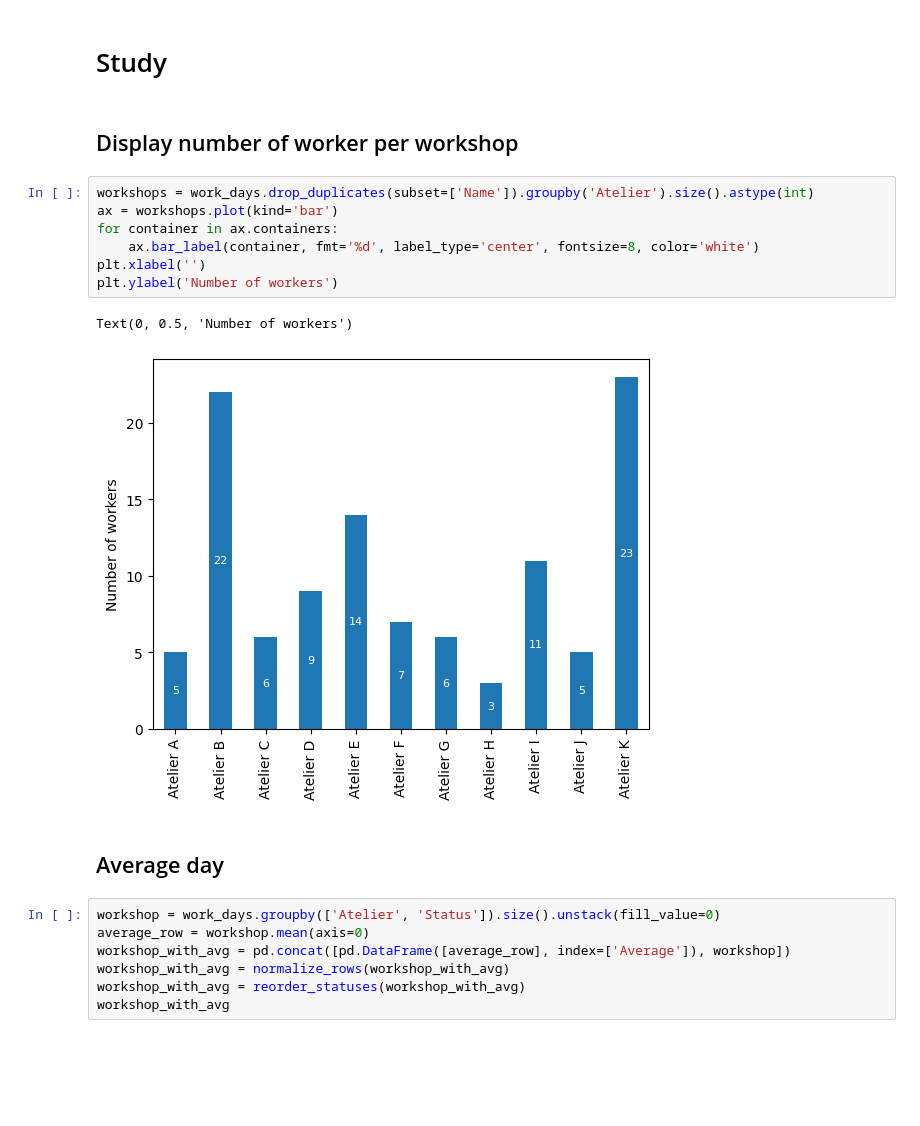
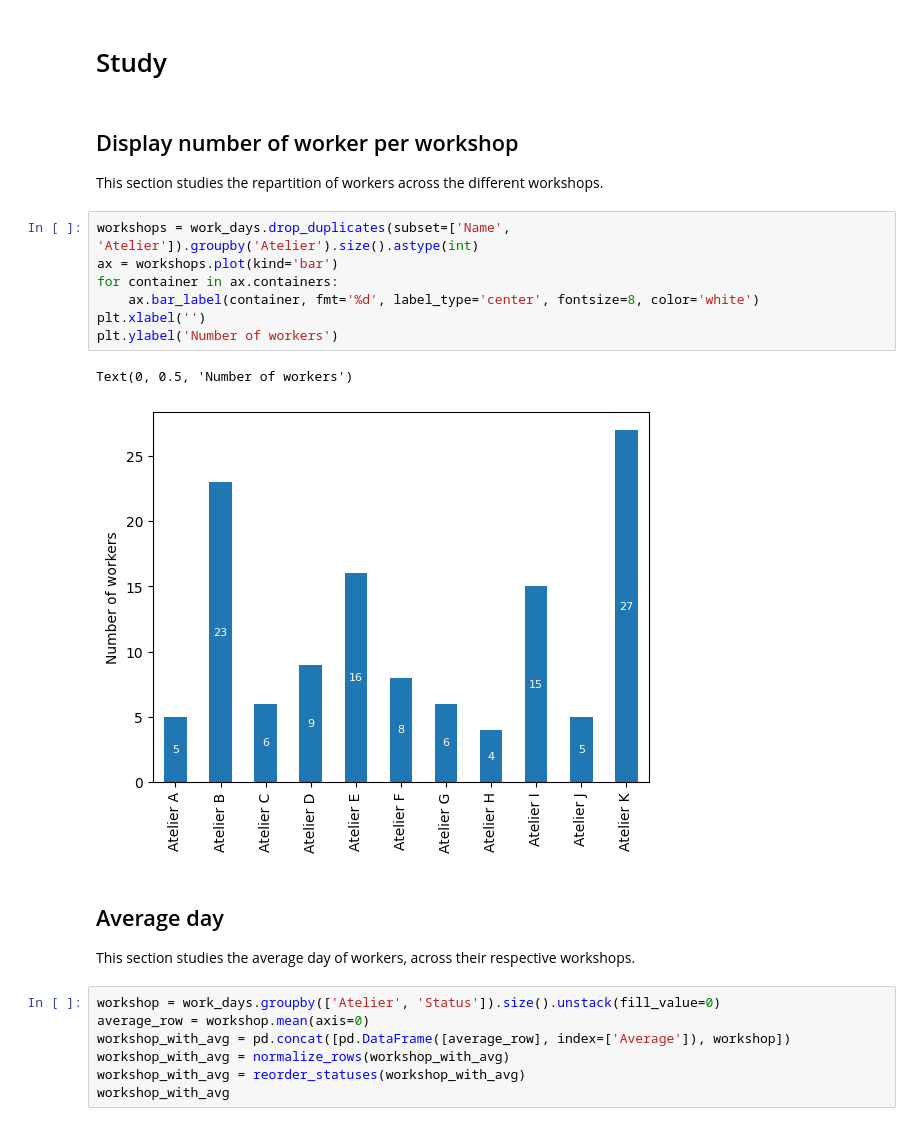
Before and after one commit to Fnor-BE/on-duty-2024, a Jupyter notebook: on-duty.ipynb, the cells around one changed output. Drawn from its saved outputs; the diff is of its cells as text; blank space fills up the shorter version.

```diff
--- a/on-duty.ipynb
+++ b/on-duty.ipynb
@@ -131,18 +143,20 @@ wrong_code
 # Study
 # %% [markdown]
 ## Display number of worker per workshop
+This section studies the repartition of workers across the different workshops.
 # %%
-workshops = work_days.drop_duplicates(subset=['Name']).groupby('Atelier').size().astype(int)
+workshops = work_days.drop_duplicates(subset=['Name', 'Atelier']).groupby('Atelier').size().astype(int)
 ax = workshops.plot(kind='bar')
 for container in ax.containers:
     ax.bar_label(container, fmt='%d', label_type='center', fontsize=8, color='white')
 plt.xlabel('')
 plt.ylabel('Number of workers')
 # %% [output]
 Text(0, 0.5, 'Number of workers')
-[figure, old version]
+[figure, new version]
-# %% [markdown]
-## Average day
+# %% [markdown]
+## Average day
+This section studies the average day of workers, across their respective workshops.
 # %%
 workshop = work_days.groupby(['Atelier', 'Status']).size().unstack(fill_value=0)
 average_row = workshop.mean(axis=0)
```
Also changed, not shown: parts of 36 cells of this notebook.
